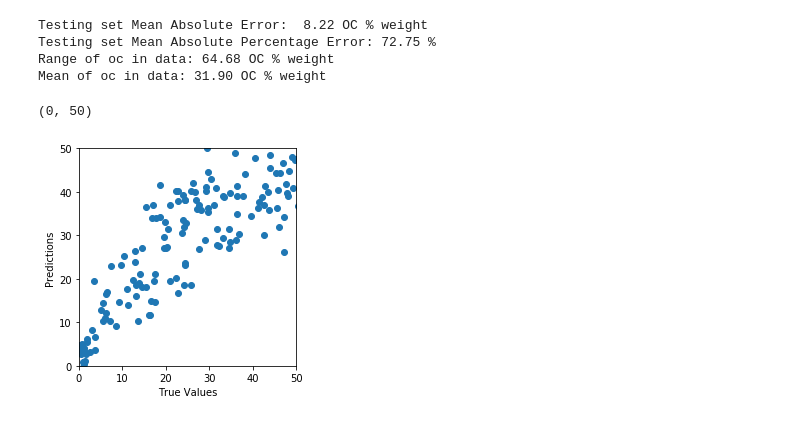
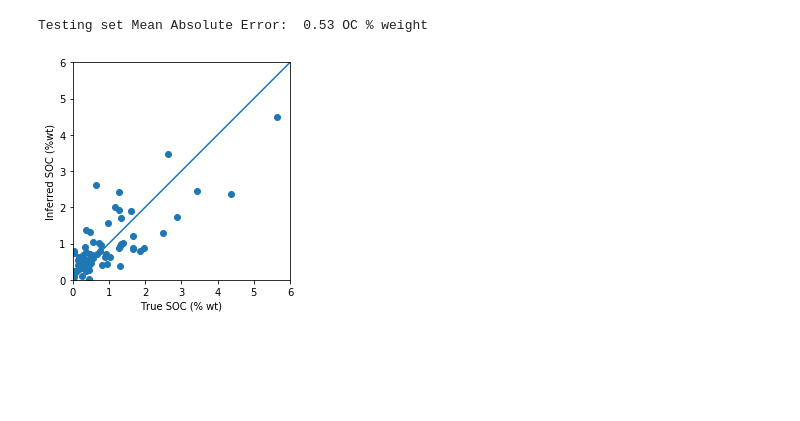
Before and after one commit to mariksolo/SOC-Neural-Network, a Jupyter notebook: SOM_neural_net.ipynb, the cells around one changed output. Drawn from its saved outputs; the diff is of its cells as text; code cells hidden in the pictures; blank space fills up the shorter version.

```diff
--- a/SOM_neural_net.ipynb
+++ b/SOM_neural_net.ipynb
@@ -67,4 +90 @@ train_stats = train_stats.transpose()
-# %%
-train_labels = train_dataset.pop('oc')
-test_labels = test_dataset.pop('oc')
 # %% [markdown]
@@ -77,3 +95,5 @@ def norm(x):
   return (x - train_stats['mean']) / train_stats['std']
 normed_train_data = norm(train_dataset)
 normed_test_data = norm(test_dataset)
+normed_train_data.pop('OC_6A1c_Sjj_% wt_119_CMS_0_0');
+normed_test_data.pop('OC_6A1c_Sjj_% wt_119_CMS_0_0');
@@ -83,19 +100,20 @@ The model is a simple regression deep neural network with backpropogation. It co
 # %%
 def build_model():
+  # Set the dimensions
   model = keras.Sequential([
     layers.Dense(64, activation='relu', input_shape=[len(train_dataset.keys())]),
     layers.Dense(64, activation='relu'),
     layers.Dense(1)
   ])
 
-#   optimizer = tf.keras.optimizers.RMSprop(0.001)
-#   optimizer = tf.keras.optimizers.Nadam(0.002, beta_1=0.9, beta_2=0.999)
-#   optimizer = tf.keras.optimizers.Adam(0.001, beta_1=0.9, beta_2=0.999, amsgrad=False)
-  optimizer = tf.keras.optimizers.Adadelta(1.0, rho=0.9)
+  # Uses AdaMax optimizer
+  optimizer = keras.optimizers.Adamax(0.002, beta_1=0.99, beta_2=0.999)
+
+  # Uses mean squared error as the loss metric
+  model.compile(loss='mse',
+                optimizer=optimizer,
+                metrics=['mae', 'mse', 'mape', keras.metrics.CosineSimilarity(axis=1)])
 
 
 
-  model.compile(loss='mse',
-                optimizer=optimizer,
-                metrics=['mae', 'mse', 'mape', 'cosine'])
   return model
@@ -107,6 +120,8 @@ def build_model():
 # %%
 model = build_model();
-EPOCHS = 10000
+
+# Run for maximum of 1000 epochs
+EPOCHS = 1000
 
 early_stop = keras.callbacks.EarlyStopping(monitor='val_loss', patience=10)
 
@@ -165,25 +169,16 @@ Using only 853 rows of data and only 2 input variables does not create a reliabl
 loss, mae, mse, mape, cosine = model.evaluate(normed_test_data, test_labels, verbose=3);
 
 print("Testing set Mean Absolute Error: {:5.2f} OC % weight".format(mae))
-print("Testing set Mean Absolute Percentage Error: {:5.2f} %".format(mape))
-print("Range of oc in data: {:5.2f} OC % weight".format(oc.max()['oc'] - oc.min()['oc']))
-print("Mean of oc in data: {:5.2f} OC % weight".format(oc.mean()['oc']))
 # %% [output]
-Testing set Mean Absolute Error:  8.22 OC % weight
-Testing set Mean Absolute Percentage Error: 72.75 %
-Range of oc in data: 64.68 OC % weight
-Mean of oc in data: 31.90 OC % weight
+Testing set Mean Absolute Error:  0.53 OC % weight
 # %%
-
-
 a = plt.axes(aspect='equal')
 plt.scatter(test_labels, test_predictions)
-plt.xlabel('True Values')
-plt.ylabel('Predictions')
-lims = [0, 50]
+plt.xlabel('True SOC (% wt)')
+plt.ylabel('Inferred SOC (%wt)')
+lims = [0, 6]
 plt.xlim(lims)
 plt.ylim(lims)
-#_ = plt.plot(lims, lims)
+_ = plt.plot(lims, lims)
 # %% [output]
-(0, 50)
-[figure, old version]
+[figure, new version]
```
Also changed, not shown: parts of 20 cells of this notebook.
